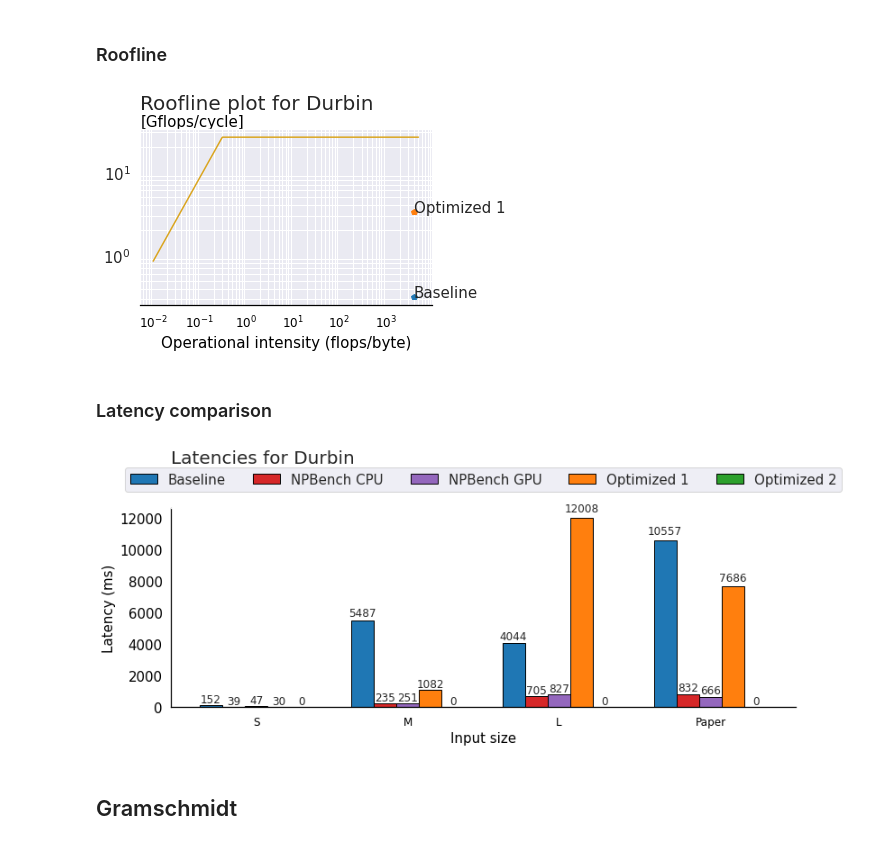
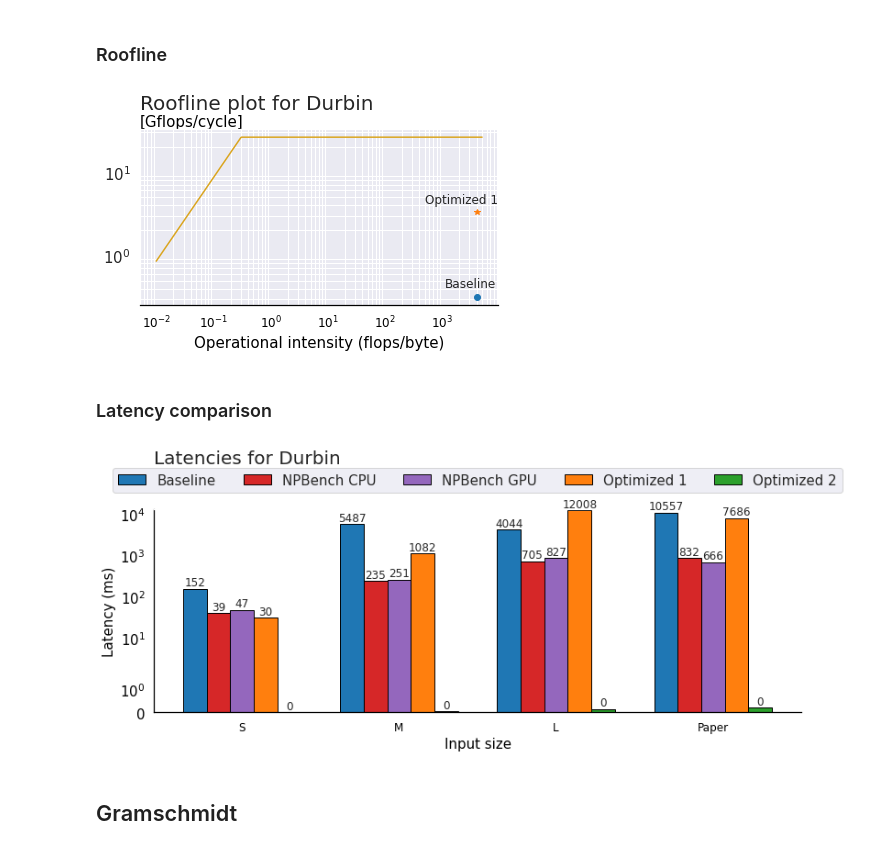
Before and after one commit to fabianlandwehr1/DPHPC-Project, a Jupyter notebook: graphs/DPHPC Graphs.ipynb, the cells around one changed output. Drawn from its saved outputs; the diff is of its cells as text; code cells hidden in the pictures.

```diff
--- a/graphs/DPHPC Graphs.ipynb
+++ b/graphs/DPHPC Graphs.ipynb
@@ -346,8 +347,8 @@ for i in range(len(kernel)):
     ax.plot(kernel[i][0], kernel[i][1], kernel[i][3], color=kernel[i][2])
 
 # Add labels to each datapoint
-for i, txt in enumerate(kernel_names):
-    ax.annotate(txt, (kernel[i][0], kernel[i][1]), (kernel[i][0] + annotation_offset, kernel[i][1] + annotation_offset))
+ax.annotate(kernel_names[0], xy = (kernel[0][0] - 2900, kernel[0][1] + 0.1), fontsize = 12)
+ax.annotate(kernel_names[1], xy = (kernel[1][0] - 3500, kernel[1][1] + 0.9), fontsize = 12)
 
 ## Roofline settings #########################################################################
 
@@ -362,7 +363,7 @@ ax.tick_params(axis='x', colors='black')
 ax.xaxis.label.set_color('black')
 ax.yaxis.label.set_color('black')
 # plt.legend(loc='upper left')
-ax.yaxis.set_label_coords(0.36, 1)
+ax.yaxis.set_label_coords(0.29, 1)
 
 # plt.xticks(x, x)
 plt.tight_layout() #Cuts waste white space
@@ -370,7 +371,7 @@ plt.savefig('./{}_roofline.png'.format(kernel_name),
             facecolor=fig.get_facecolor(), bbox_inches="tight", edgecolor='None',dpi=500)
 plt.show()
 # %% [output]
-[figure, old version]
+[figure, new version]
 # %% [markdown]
 ### Latency comparison
 # %%
@@ -421,34 +422,35 @@ def autolabel(rects):
 
 autolabel(rects1)
 autolabel(rects2)
 autolabel(rects3)
 autolabel(rects4)
 autolabel(rects5)
 
 ## PLOT settings #########################################################################
 
 ax1.set_title('Latencies for {}'.format(kernel_name), loc='left', pad = 50)
 ax1.set_xlabel('Input size', color='black')
 ax1.set_ylabel('Latency (ms)', color='black')
 ax1.set_xticks(input_size_xaxis_ticks)
 ax1.set_xticklabels(input_size)
 ax1.tick_params(axis='x', labelcolor='black')
 ax1.tick_params(axis='y', labelcolor='black')
 ax1.spines['bottom'].set_color('black')
 ax1.spines['left'].set_color('black')
 ax.tick_params(axis='x', colors='black')
 ax.xaxis.label.set_color('black')
 ax.yaxis.label.set_color('black')
 ax.yaxis.set_label_coords(0.25, .99999)
+ax1.set_yscale('symlog')
 ax.grid(False)
 
 plt.legend(ncol = 5, loc='upper center', bbox_to_anchor=(0.5, 1.24))
 plt.tight_layout() #Cuts waste white space
 plt.savefig('./{}_latency.png'.format(kernel_name),
             facecolor=fig.get_facecolor(),bbox_inches="tight", edgecolor='None',dpi=500)
 plt.show()
 # %% [output]
-[figure, old version]
+[figure, new version]
 # %% [markdown]
 ## Gramschmidt
 # %% [markdown]
```
Also changed, not shown: parts of 4 cells of this notebook, 6 other files.
